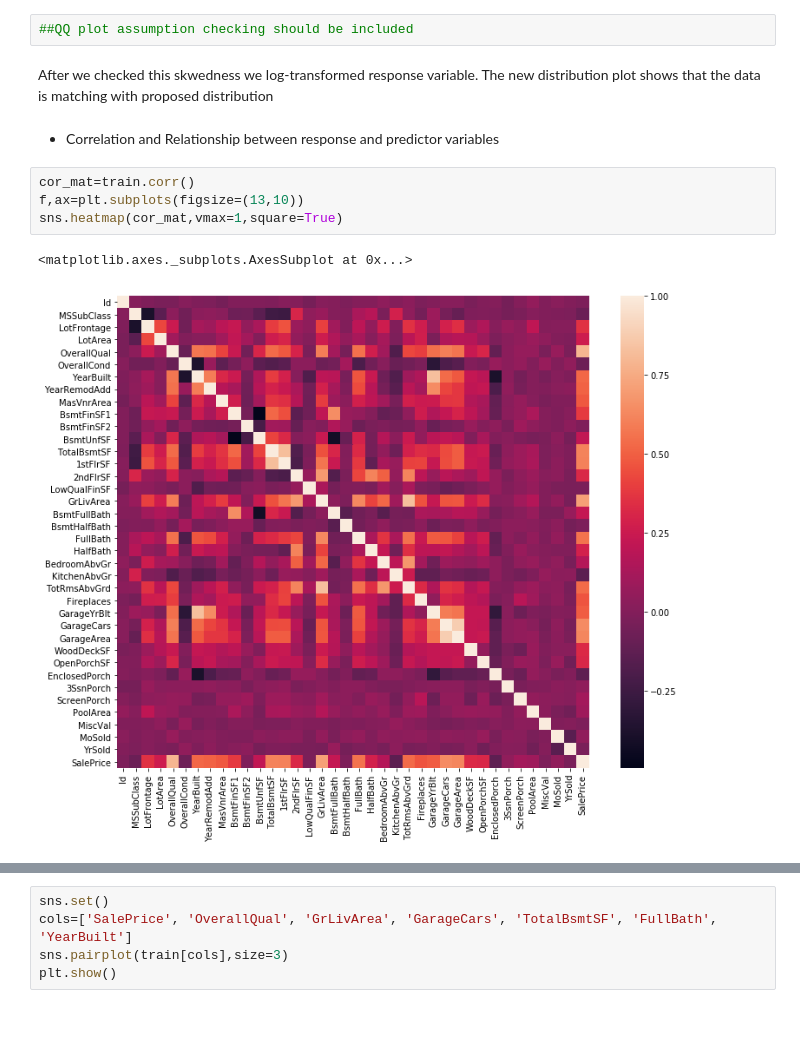
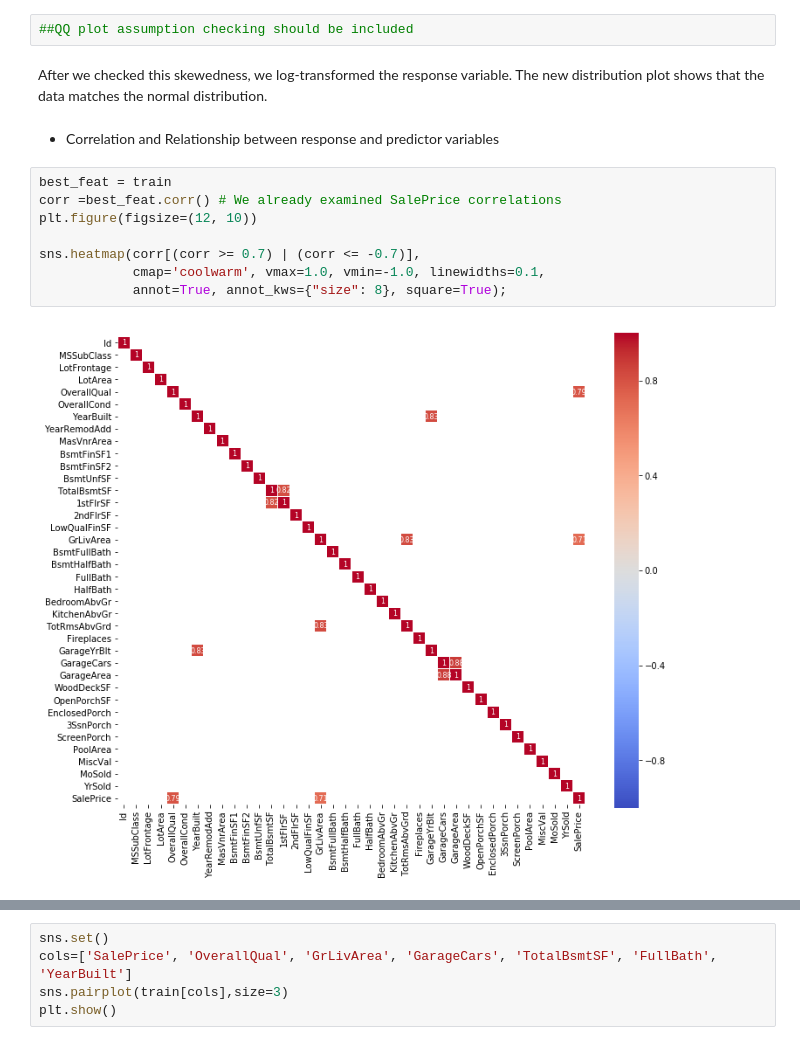
Before and after one commit to Sooyeong/CSE627_project, a Jupyter notebook: wording.ipynb, the cells around one changed output, grey strips where cells are left out. Drawn from its saved outputs; the diff is of its cells as text; blank space fills up the shorter version.

```diff
--- a/wording.ipynb
+++ b/wording.ipynb
@@ -165,14 +162,17 @@ sns.distplot(np.log(train['SalePrice']), fit=norm)
 # %%
 ##QQ plot assumption checking should be included
 # %% [markdown]
-After we checked this skwedness we log-transformed response variable. The new distribution plot shows that the data is matching with proposed distribution
+After we checked this skewedness, we log-transformed the response variable. The new distribution plot shows that the data matches the normal distribution.
 # %% [markdown]
 * Correlation and Relationship between response and predictor variables
-# %%
-cor_mat=train.corr()
-f,ax=plt.subplots(figsize=(13,10))
-sns.heatmap(cor_mat,vmax=1,square=True)
-# %% [output]
-<matplotlib.axes._subplots.AxesSubplot at 0x...>
-[figure, removed]
+# %%
+best_feat = train
+corr =best_feat.corr() # We already examined SalePrice correlations
+plt.figure(figsize=(12, 10))
+
+sns.heatmap(corr[(corr >= 0.7) | (corr <= -0.7)],
+            cmap='coolwarm', vmax=1.0, vmin=-1.0, linewidths=0.1,
+            annot=True, annot_kws={"size": 8}, square=True);
+# %% [output]
+[figure, added]
 # %% [markdown]
```
Also changed, not shown: parts of 38 cells of this notebook.
